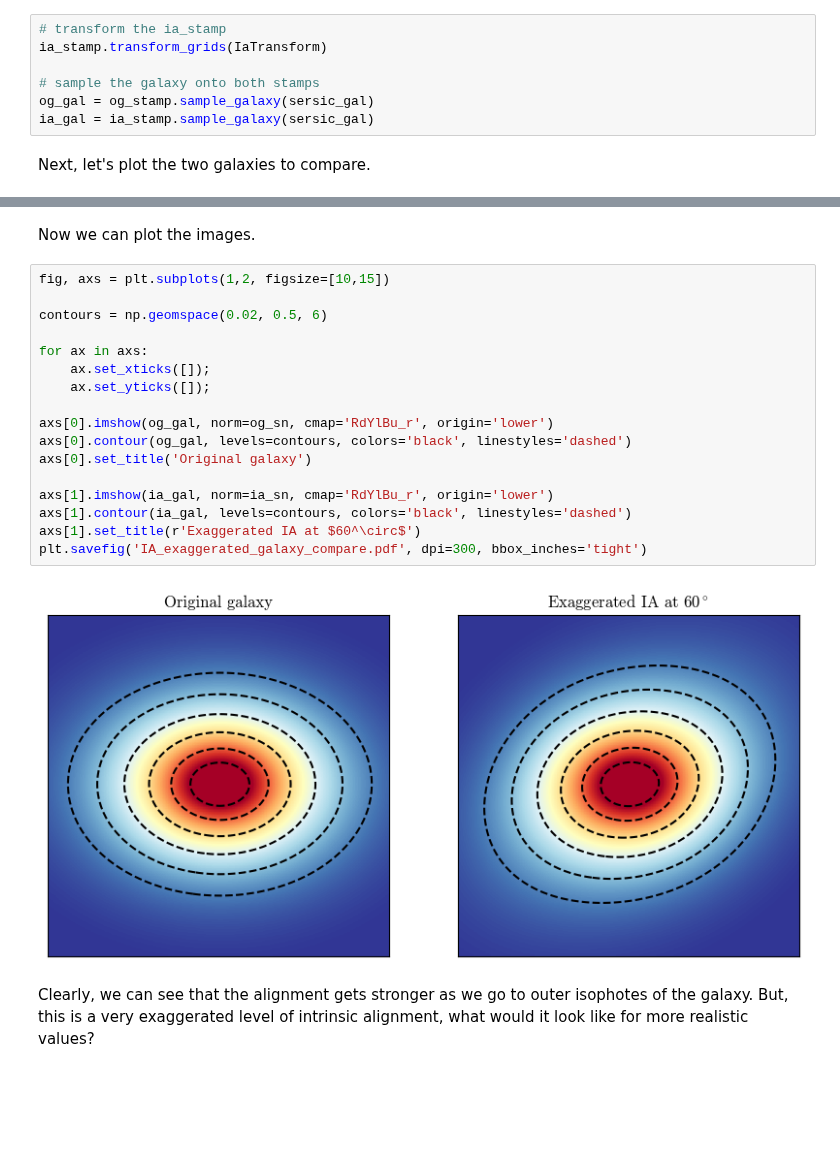
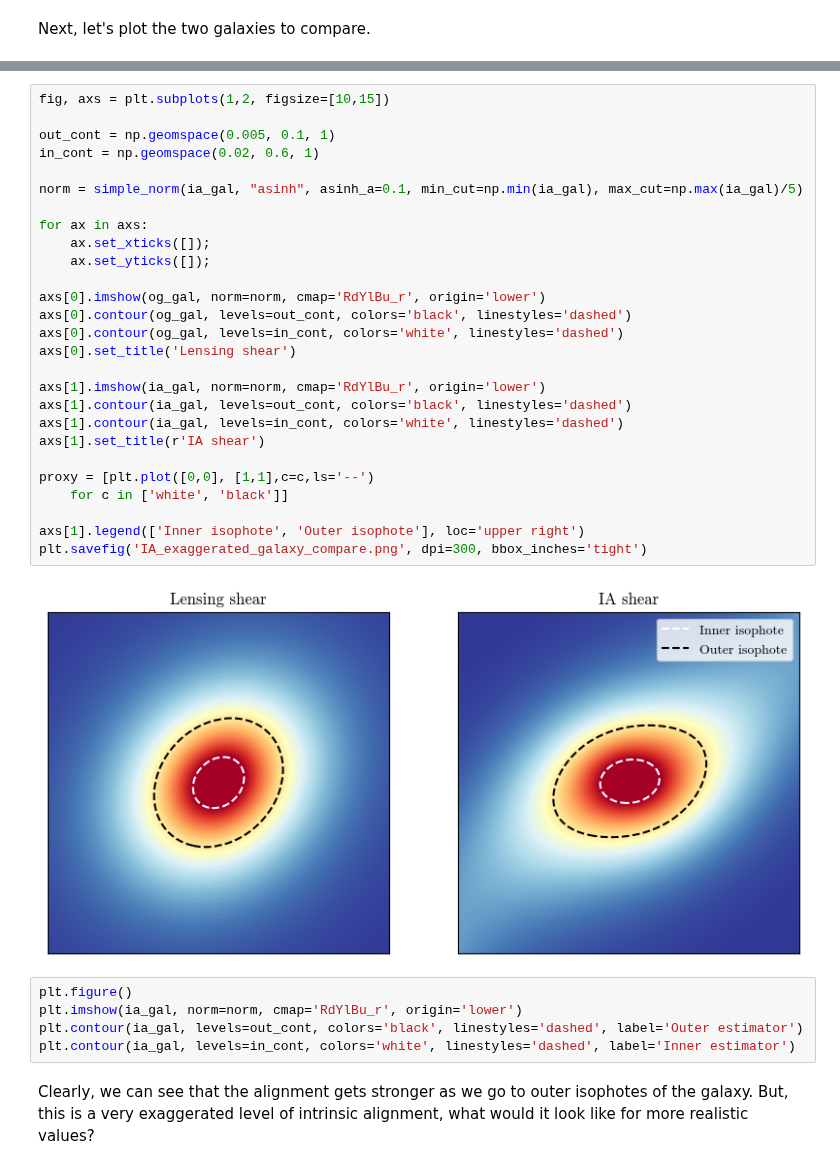
Before and after one commit to CMacM/BATSim, a Jupyter notebook: notebooks/examples/IA_transform.ipynb, the cells around one changed output, grey strips where cells are left out. Drawn from its saved outputs; the diff is of its cells as text; blank space fills up the shorter version.

```diff
--- a/notebooks/examples/IA_transform.ipynb
+++ b/notebooks/examples/IA_transform.ipynb
@@ -44,12 +58,5 @@ IaTransform = batforms.IaTransform(A=0.1, beta=0.8,
 # %% [markdown]
 With these objects, we can then transform the stamp grid and sample the sersic gal onto the transformed grid.
 The sampled galaxy is returned as an array of flux values.
-# %%
-# transform the ia_stamp
-ia_stamp.transform_grids(IaTransform)
-
-# sample the galaxy onto both stamps
-og_gal = og_stamp.sample_galaxy(sersic_gal)
-ia_gal = ia_stamp.sample_galaxy(sersic_gal)
 # %% [markdown]
 Next, let's plot the two galaxies to compare.
@@ -71,24 +63,37 @@ ia_sn = simple_norm(ia_gal, "asinh", asinh_a=0.1, min_cut=ia_min, max_cut=ia_max
-# %% [markdown]
-Now we can plot the images.
 # %%
 fig, axs = plt.subplots(1,2, figsize=[10,15])
 
-contours = np.geomspace(0.02, 0.5, 6)
+out_cont = np.geomspace(0.005, 0.1, 1)
+in_cont = np.geomspace(0.02, 0.6, 1)
+
+norm = simple_norm(ia_gal, "asinh", asinh_a=0.1, min_cut=np.min(ia_gal), max_cut=np.max(ia_gal)/5)
 
 for ax in axs:
     ax.set_xticks([]);
     ax.set_yticks([]);
 
-axs[0].imshow(og_gal, norm=og_sn, cmap='RdYlBu_r', origin='lower')
-axs[0].contour(og_gal, levels=contours, colors='black', linestyles='dashed')
-axs[0].set_title('Original galaxy')
+axs[0].imshow(og_gal, norm=norm, cmap='RdYlBu_r', origin='lower')
+axs[0].contour(og_gal, levels=out_cont, colors='black', linestyles='dashed')
+axs[0].contour(og_gal, levels=in_cont, colors='white', linestyles='dashed')
+axs[0].set_title('Lensing shear')
 
-axs[1].imshow(ia_gal, norm=ia_sn, cmap='RdYlBu_r', origin='lower')
-axs[1].contour(ia_gal, levels=contours, colors='black', linestyles='dashed')
-axs[1].set_title(r'Exaggerated IA at $60^\circ$')
-plt.savefig('IA_exaggerated_galaxy_compare.pdf', dpi=300, bbox_inches='tight')
+axs[1].imshow(ia_gal, norm=norm, cmap='RdYlBu_r', origin='lower')
+axs[1].contour(ia_gal, levels=out_cont, colors='black', linestyles='dashed')
+axs[1].contour(ia_gal, levels=in_cont, colors='white', linestyles='dashed')
+axs[1].set_title(r'IA shear')
+
+proxy = [plt.plot([0,0], [1,1],c=c,ls='--')
+    for c in ['white', 'black']]
+
+axs[1].legend(['Inner isophote', 'Outer isophote'], loc='upper right')
+plt.savefig('IA_exaggerated_galaxy_compare.png', dpi=300, bbox_inches='tight')
 # %% [output]
-[figure, old version]
+[figure, new version]
+# %%
+plt.figure()
+plt.imshow(ia_gal, norm=norm, cmap='RdYlBu_r', origin='lower')
+plt.contour(ia_gal, levels=out_cont, colors='black', linestyles='dashed', label='Outer estimator')
+plt.contour(ia_gal, levels=in_cont, colors='white', linestyles='dashed', label='Inner estimator')
 # %% [markdown]
 Clearly, we can see that the alignment gets stronger as we go to outer isophotes of the galaxy. But, this is a very exaggerated level of intrinsic alignment, what would it look like for more realistic values?
 # %% [markdown]
```
Also changed, not shown: parts of 5 cells of this notebook, 7 other files.
